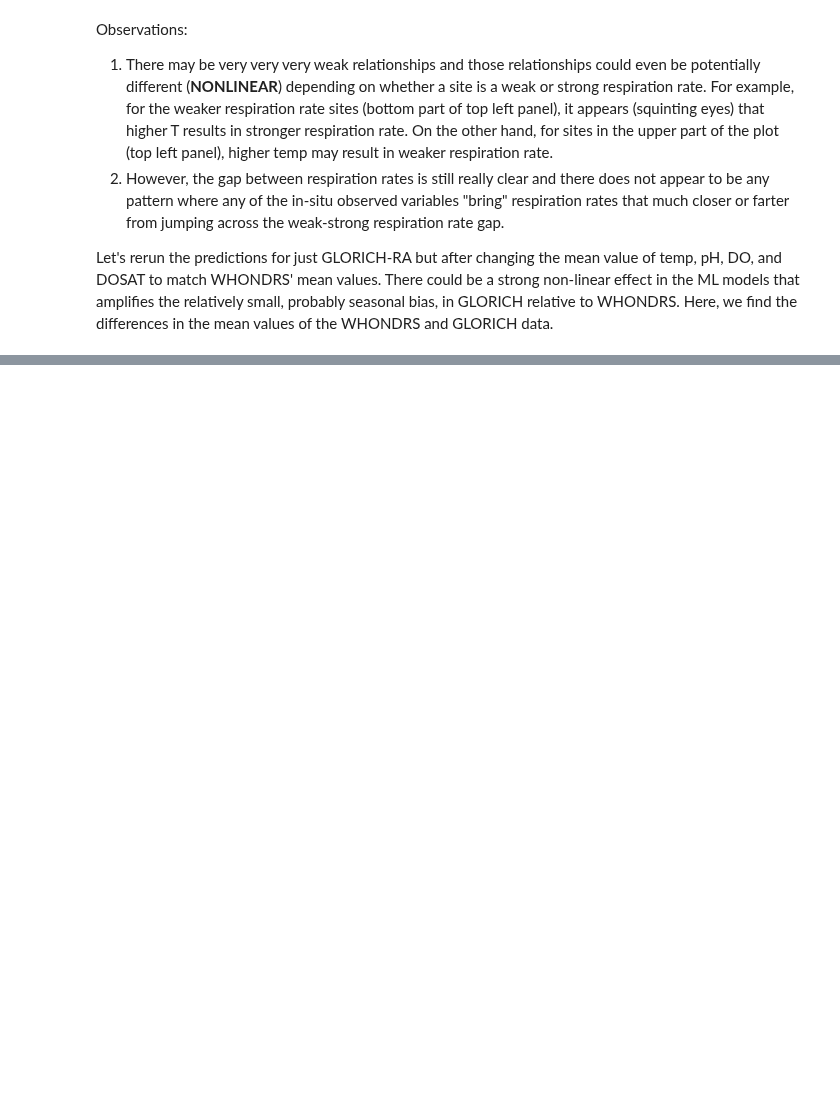
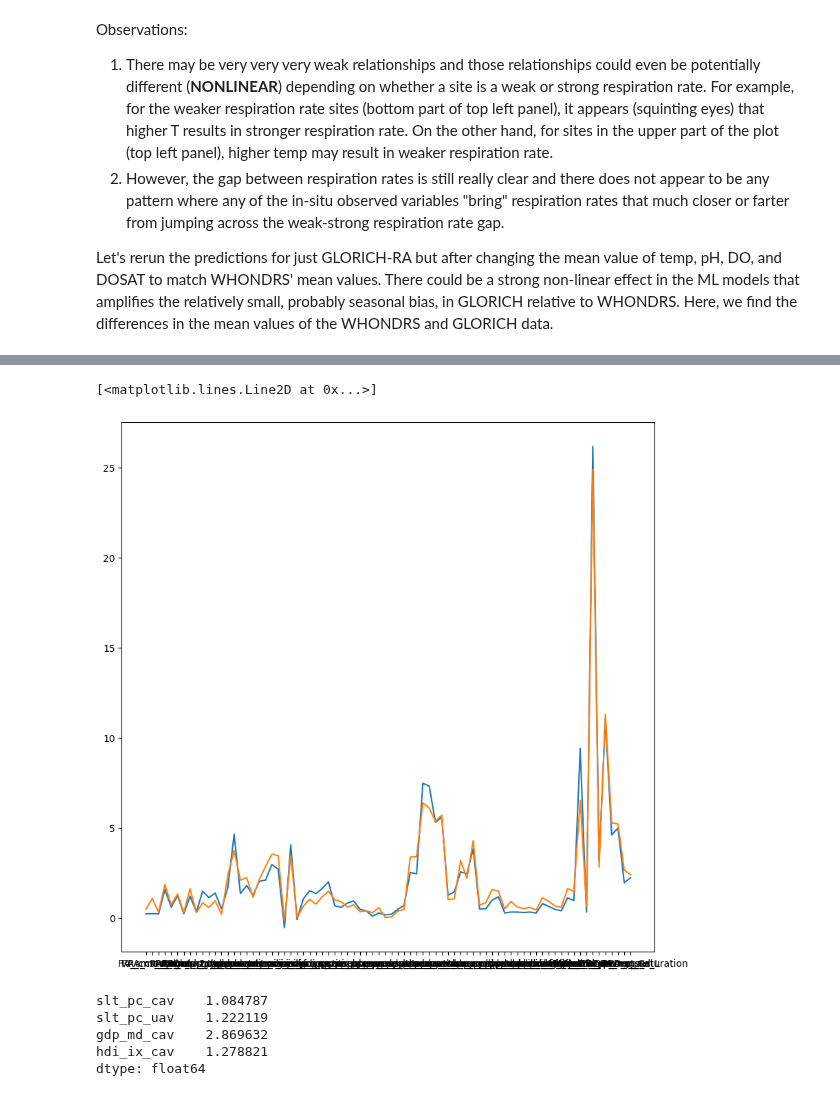
Before and after one commit to parallelworks/sl-archive-whondrs, a Jupyter notebook: examples/fig09_explore_WHONDRS_GLORICH_bias.ipynb, the cells around one changed output, grey strips where cells are left out. Cells and saved outputs as stored; diff of their text form; code cells hidden in the pictures; blank space fills up the shorter version.

```diff
--- a/examples/fig09_explore_WHONDRS_GLORICH_bias.ipynb
+++ b/examples/fig09_explore_WHONDRS_GLORICH_bias.ipynb
@@ -336,0 +371,3 @@ WH DOSAT - GL DOSAT = -4.177509541392979
+# %%
+# Drop the targets since we need both DF to have the same number of columns
+s19s_sss_df.pop('Normalized_Respiration_Rate_mg_DO_per_H_per_L_sediment')
@@ -336,0 +387,29 @@ WH DOSAT - GL DOSAT = -4.177509541392979
+# %%
+# Lets compare all the input features
+fig, ax = plt.subplots(1,1,figsize=(10,10))
+
+# They should be normalized by the same std,
+# not by their respective std.
+ax.plot(s19s_sss_df.mean()/s19s_sss_df.std())
+ax.plot(ra_glorich_df.mean()/s19s_sss_df.std())
+# %% [output]
+[<matplotlib.lines.Line2D at 0x...>]
+[figure, added]
+# %%
+# So there are deviations.  Print out the values that differ by more than 2 in plot above
+# to show the significant ones.
+# Since we have:
+# m +/- s
+# mean = mean, s = std
+# Divide both sides by std,
+# m/s +/- 1
+# this is one std envelope. The two envelopes do not overlap if there is a difference of more than 2.
+
+list = np.abs(s19s_sss_df.mean()/s19s_sss_df.std() - ra_glorich_df.mean()/s19s_sss_df.std())
+list[list > 1]
+# %% [output]
+slt_pc_cav    1.084787
+slt_pc_uav    1.222119
+gdp_md_cav    2.869632
+hdi_ix_cav    1.278821
+dtype: float64
```
Also changed, not shown: parts of 12 cells of this notebook.
